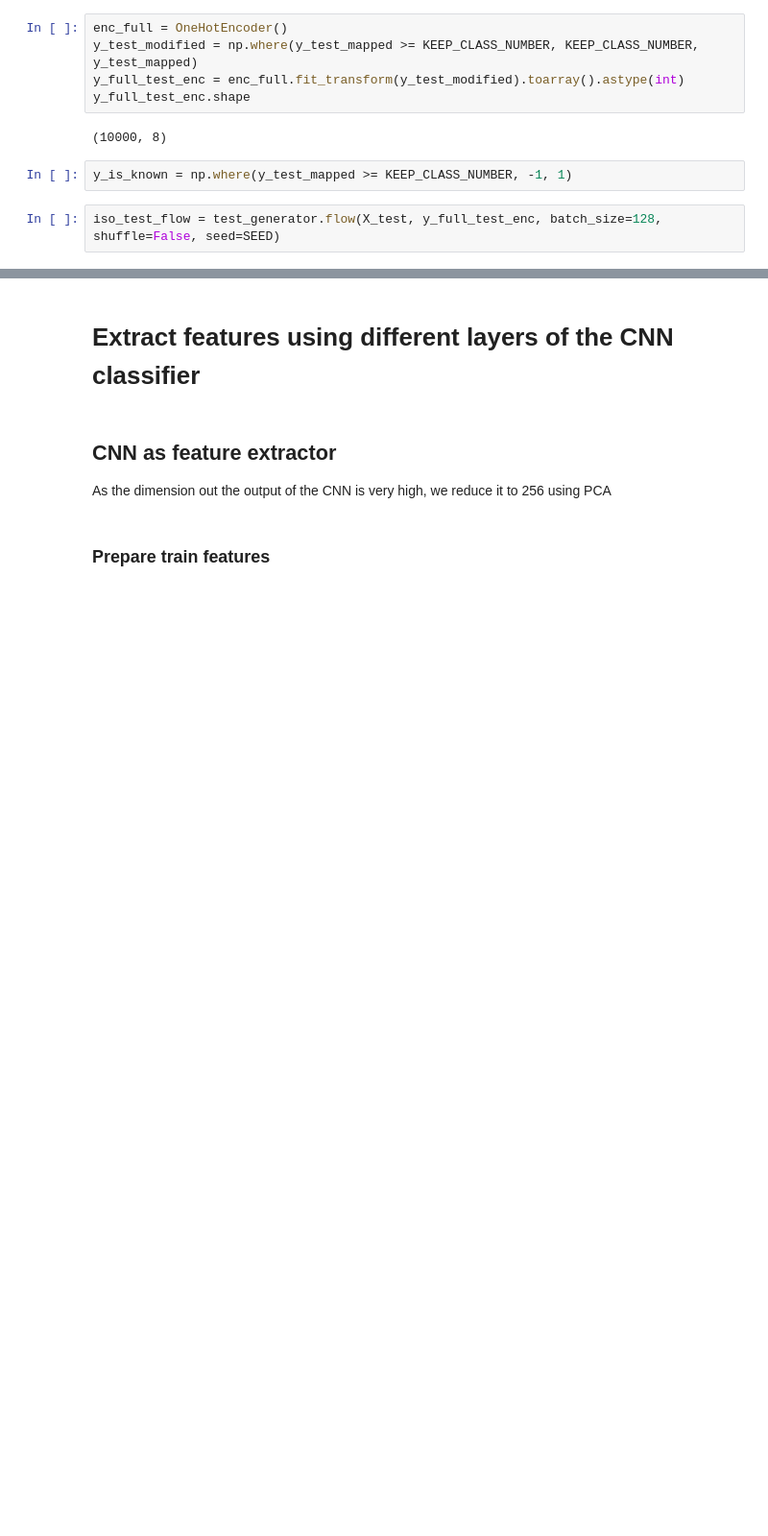
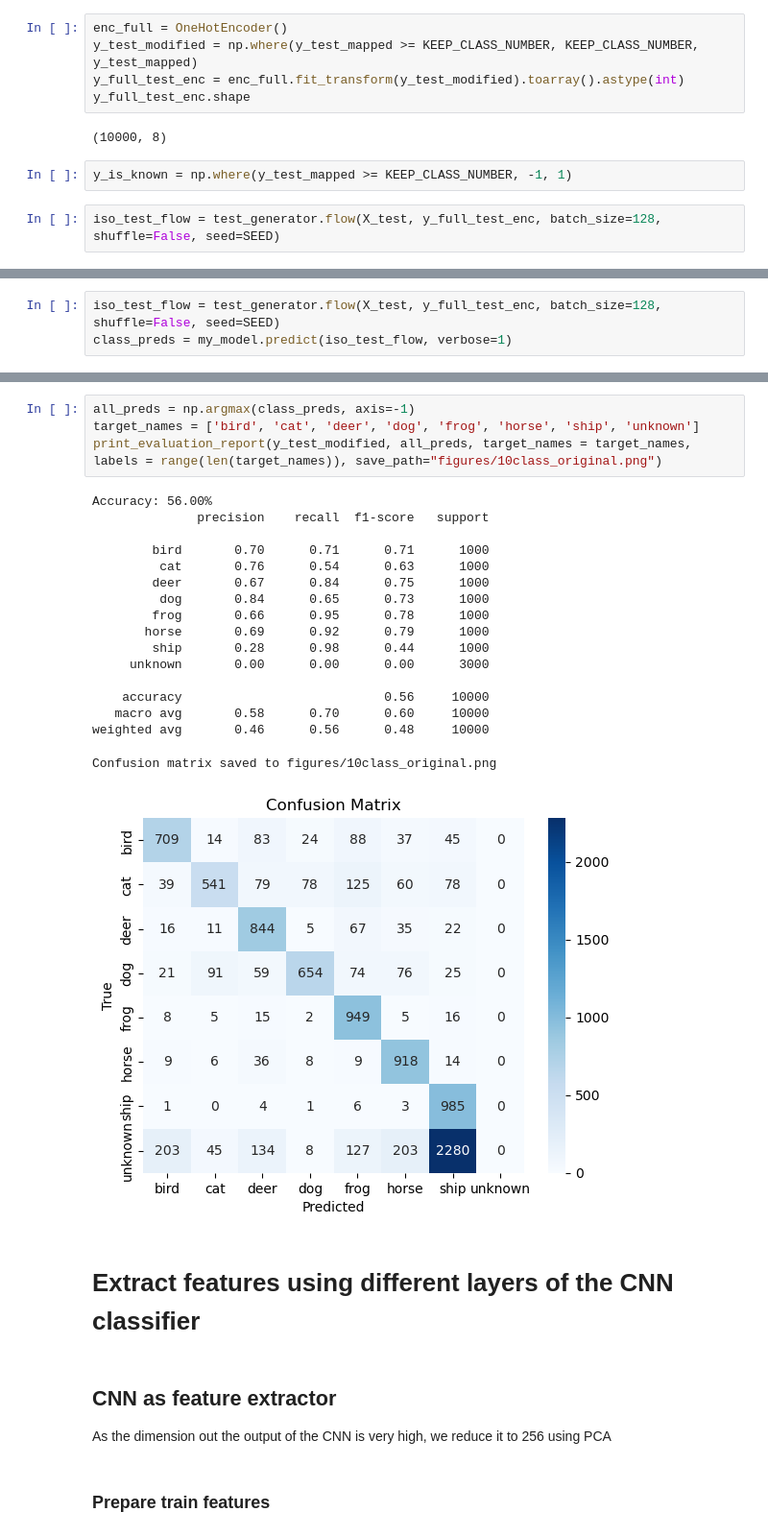
Before and after one commit to enikop/CNN-Projects, a Jupyter notebook: openset/Test_accuracy_comparison.ipynb, the cells around one changed output, grey strips where cells are left out. Shown: that part at 96% size. Drawn from its saved outputs; the diff is of its cells as text; blank space fills up the shorter version.

Commit message:
Additional tests

```diff
--- a/openset/Test_accuracy_comparison.ipynb
+++ b/openset/Test_accuracy_comparison.ipynb
@@ -373,0 +376,3 @@ iso_test_flow = test_generator.flow(X_test, y_full_test_enc, batch_size=128, shu
+# %%
+iso_test_flow = test_generator.flow(X_test, y_full_test_enc, batch_size=128, shuffle=False, seed=SEED)
+class_preds = my_model.predict(iso_test_flow, verbose=1)
@@ -374,3 +381,25 @@ iso_test_flow = test_generator.flow(X_test, y_full_test_enc, batch_size=128, shu
+# %%
+all_preds = np.argmax(class_preds, axis=-1)
+target_names = ['bird', 'cat', 'deer', 'dog', 'frog', 'horse', 'ship', 'unknown']
+print_evaluation_report(y_test_modified, all_preds, target_names = target_names, labels = range(len(target_names)), save_path="figures/10class_original.png")
+# %% [output]
+Accuracy: 56.00%
+              precision    recall  f1-score   support
+
+        bird       0.70      0.71      0.71      1000
+         cat       0.76      0.54      0.63      1000
+        deer       0.67      0.84      0.75      1000
+         dog       0.84      0.65      0.73      1000
+        frog       0.66      0.95      0.78      1000
+       horse       0.69      0.92      0.79      1000
+        ship       0.28      0.98      0.44      1000
+     unknown       0.00      0.00      0.00      3000
+
+    accuracy                           0.56     10000
+   macro avg       0.58      0.70      0.60     10000
+weighted avg       0.46      0.56      0.48     10000
+Confusion matrix saved to figures/10class_original.png
+[figure, added]
 # %% [markdown]
 # Extract features using different layers of the CNN classifier
 # %% [markdown]
```
Also changed, not shown: parts of 13 cells of this notebook, 2 other files.
